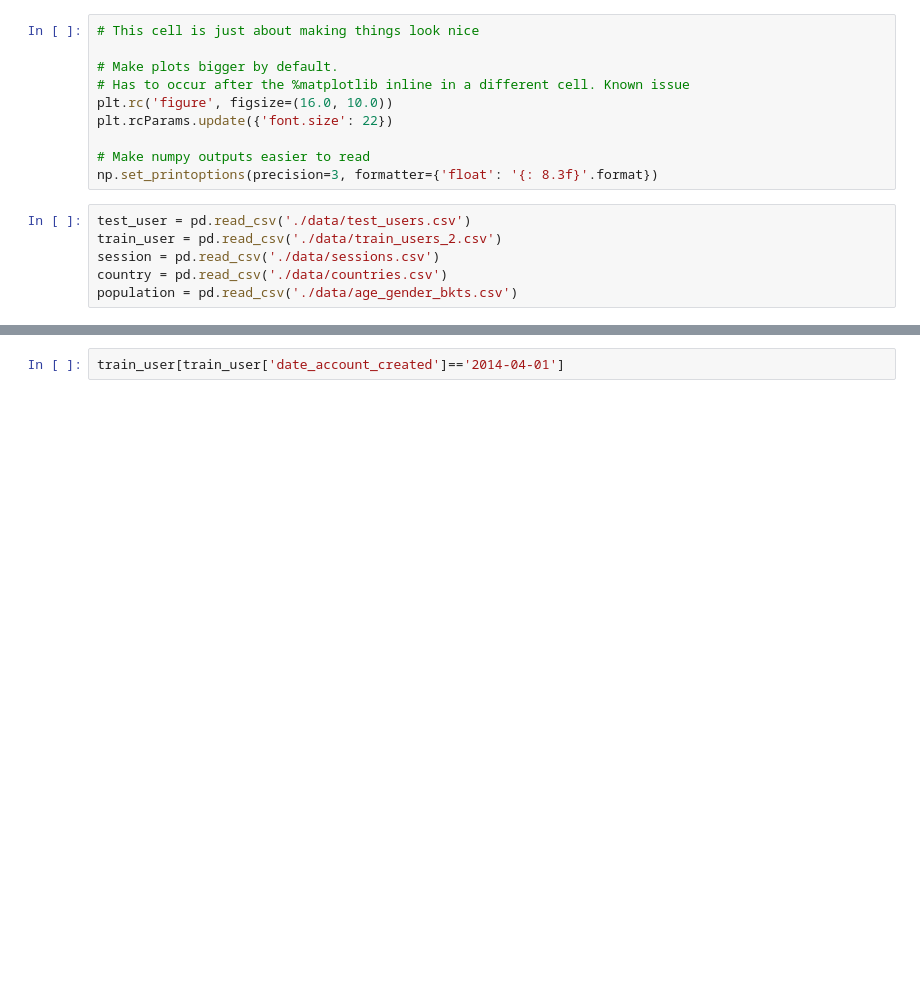
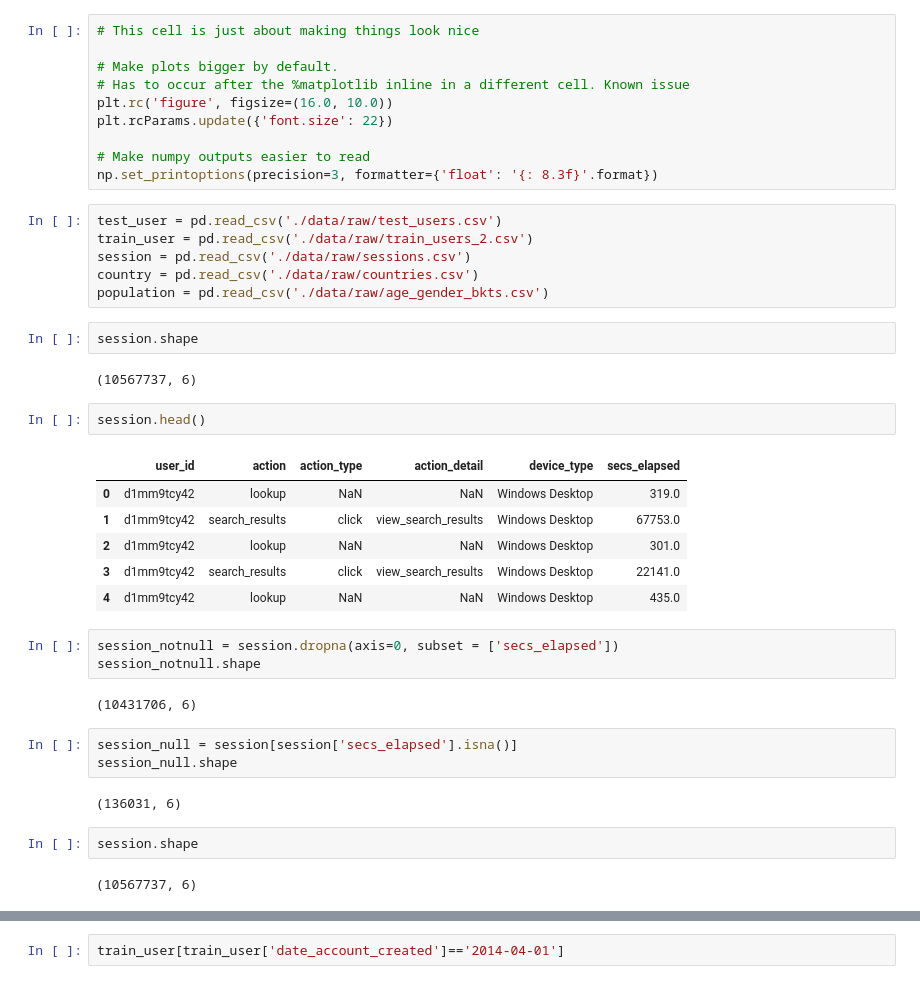
Before and after one commit to leomaxx/song_metis, a Jupyter notebook: project/project3_mcnulty/airbnb/0_airbnb_exploratory.ipynb, the cells around one changed output, grey strips where cells are left out. Cells and saved outputs as stored; diff of their text form; blank space fills up the shorter version.

```diff
--- a/project/project3_mcnulty/airbnb/0_airbnb_exploratory.ipynb
+++ b/project/project3_mcnulty/airbnb/0_airbnb_exploratory.ipynb
@@ -17,8 +17,35 @@ plt.rcParams.update({'font.size': 22})
 # Make numpy outputs easier to read
 np.set_printoptions(precision=3, formatter={'float': '{: 8.3f}'.format})
 # %%
-test_user = pd.read_csv('./data/test_users.csv')
-train_user = pd.read_csv('./data/train_users_2.csv')
-session = pd.read_csv('./data/sessions.csv')
-country = pd.read_csv('./data/countries.csv')
-population = pd.read_csv('./data/age_gender_bkts.csv')
+test_user = pd.read_csv('./data/raw/test_users.csv')
+train_user = pd.read_csv('./data/raw/train_users_2.csv')
+session = pd.read_csv('./data/raw/sessions.csv')
+country = pd.read_csv('./data/raw/countries.csv')
+population = pd.read_csv('./data/raw/age_gender_bkts.csv')
+# %%
+session.shape
+# %% [output]
+(10567737, 6)
+# %%
+session.head()
+# %% [output]
+|  | user_id | action | action_type | action_detail | device_type | secs_elapsed |
+| 0 | d1mm9tcy42 | lookup | NaN | NaN | Windows Desktop | 319.0 |
+| 1 | d1mm9tcy42 | search_results | click | view_search_results | Windows Desktop | 67753.0 |
+| 2 | d1mm9tcy42 | lookup | NaN | NaN | Windows Desktop | 301.0 |
+| 3 | d1mm9tcy42 | search_results | click | view_search_results | Windows Desktop | 22141.0 |
+| 4 | d1mm9tcy42 | lookup | NaN | NaN | Windows Desktop | 435.0 |
+# %%
+session_notnull = session.dropna(axis=0, subset = ['secs_elapsed'])
+session_notnull.shape
+# %% [output]
+(10431706, 6)
+# %%
+session_null = session[session['secs_elapsed'].isna()]
+session_null.shape
+# %% [output]
+(136031, 6)
+# %%
+session.shape
+# %% [output]
+(10567737, 6)
```
Also changed, not shown: parts of 1 cell of this notebook, 17 other files.
